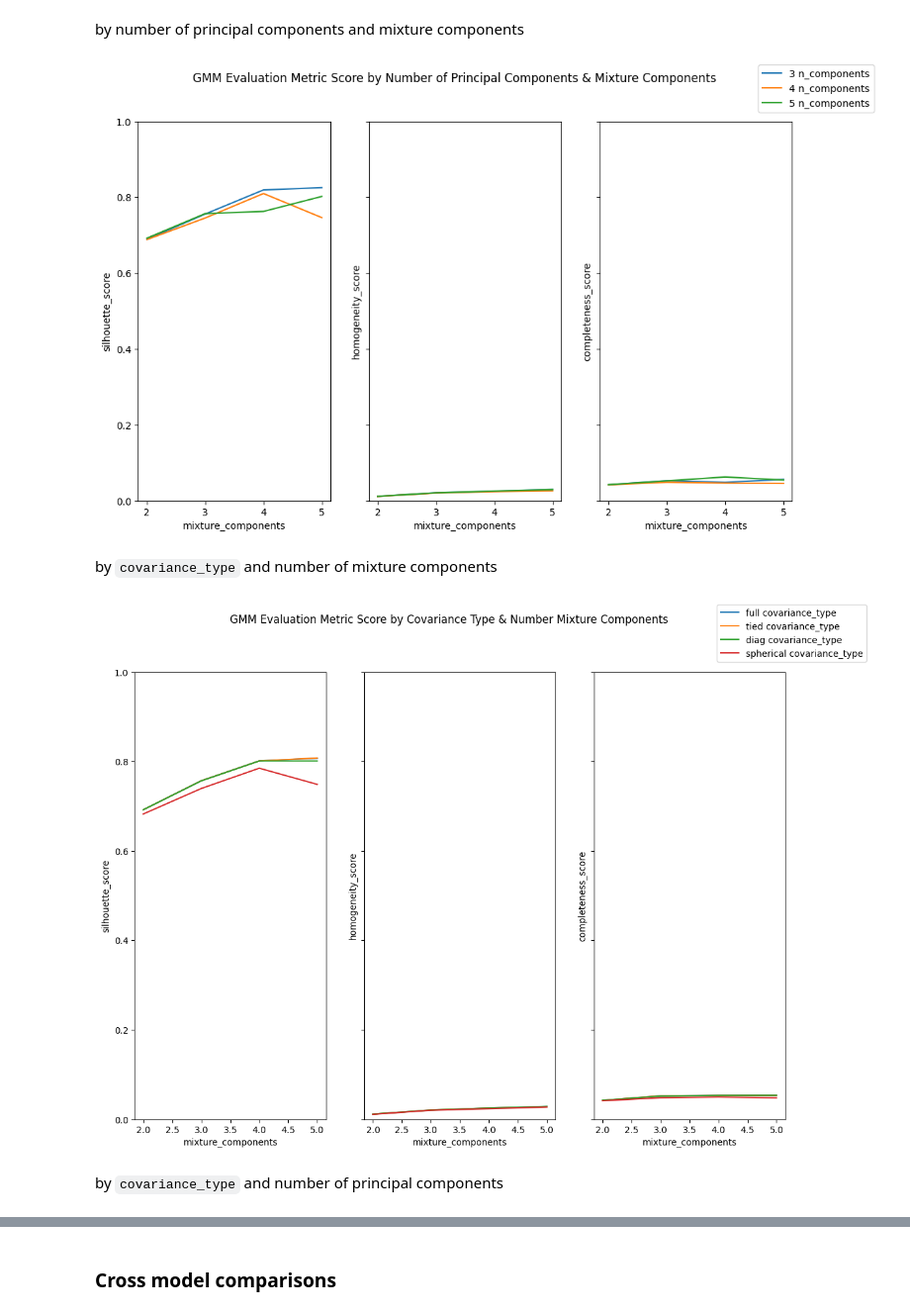
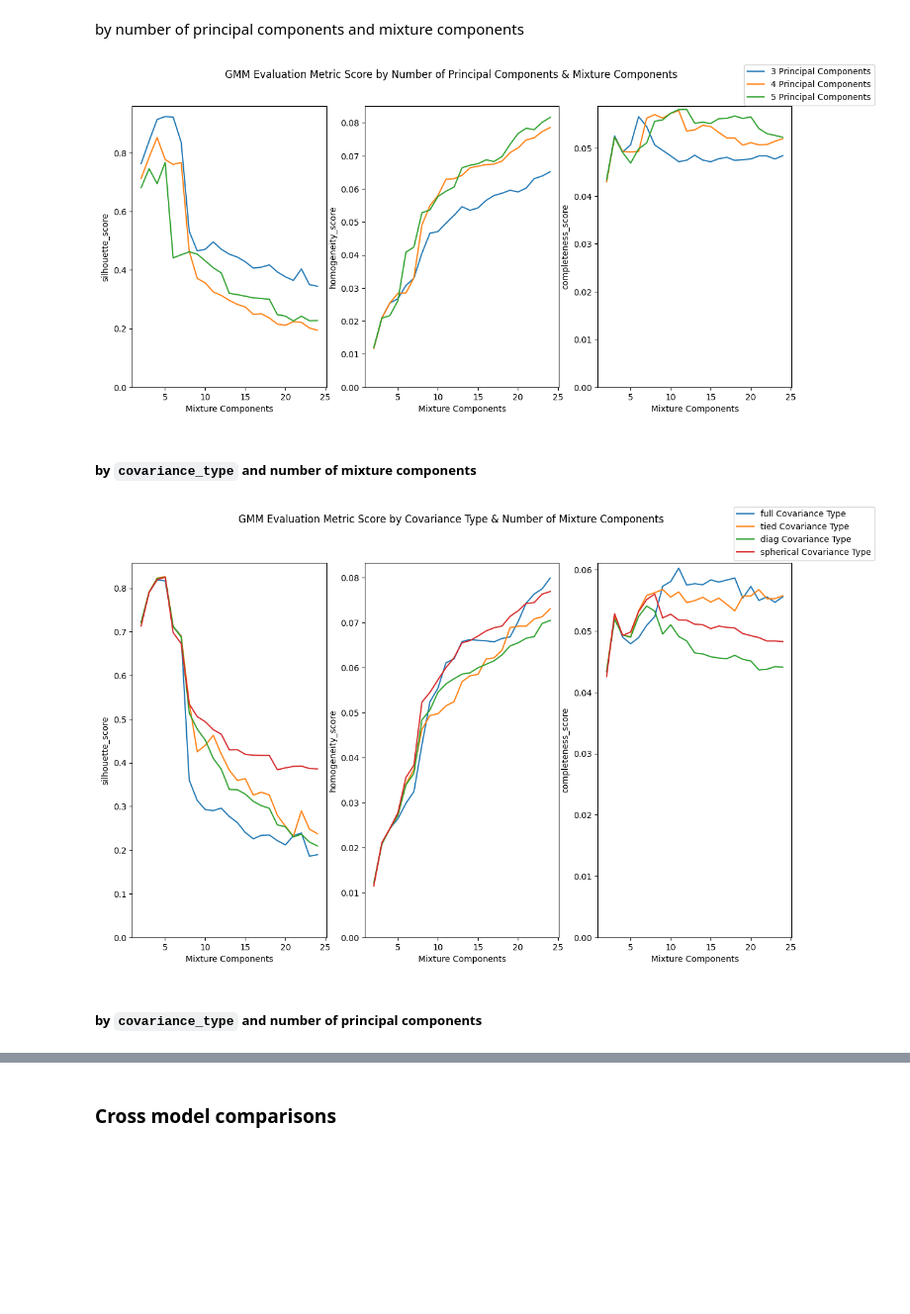
Before and after one commit to MattGroho/tab-hero, a Jupyter notebook: notebooks/unsupervised_pipeline_investigation.ipynb, the cells around one changed output, grey strips where cells are left out. Shown at 99% size. Cells and saved outputs as stored; diff of their text form; code cells hidden in the pictures; blank space fills up the shorter version.

```diff
--- a/notebooks/unsupervised_pipeline_investigation.ipynb
+++ b/notebooks/unsupervised_pipeline_investigation.ipynb
@@ -888,10 +894,13 @@ plot_metrics_by_2params(
 # %% [markdown]
 ### Clustering with `GaussianMixture`
 # %%
-n_mixture_components = range(1,6)
+n_mixture_components = range(2, 25)
 covariance_types = ['full', 'tied', 'diag', 'spherical']
 
-model_metrics = [[]] * len(pca_datasets) * len(n_mixture_components) * len(covariance_types)
+# Because some models might produce 1 label, leading to errors, metrics data will simply be appende
+model_metrics = []
+model_ids = []
+model_labels = []
 row_index = 0
 
 gmm_models_skipped = []
@@ -907,7 +916,7 @@ for n_components, pca_dataset in zip(poss_principal_components, pca_datasets):
 
             # Store the cluster labeling by each model
             model_name = "gmm"
-            model_id = f"{model_name}_covariancetype={covariance_type}_mixturecomponents={mixture_components}_ncomponents={n_components}"
+            model_ids.append(f"{model_name}_covariancetype={covariance_type}_mixturecomponents={mixture_components}_ncomponents={n_components}")
             labels = gmm.predict(pca_dataset)
 
             # Some models only assign data to 1 cluster, which throws an error for the silhouette_score
@@ -915,10 +924,10 @@ for n_components, pca_dataset in zip(poss_principal_components, pca_datasets):
                 gmm_models_skipped.append(model_id)
                 continue
 
-            song_genre.loc[:, model_id] = labels
+            model_labels.append(labels)
 
             # Evaluation
-            model_metrics[row_index] = [
+            model_metrics.append([
                 model_name,
                 covariance_type, # hyperparameter
                 mixture_components, # hyperparameter
@@ -926,11 +935,9 @@ for n_components, pca_dataset in zip(poss_principal_components, pca_datasets):
                 silhouette_score(pca_dataset, labels),
                 homogeneity_score(song_genre.genre_id, labels),
                 completeness_score(song_genre.genre_id, labels)
-            ]
+            ])
             row_index += 1
 
 print(f"{len(gmm_models_skipped)} out of {len(model_metrics)} models were skipped:")
 print(gmm_models_skipped)
-
-model_metrics = [full_row for full_row in model_metrics if len(full_row) > 0]
 # %% [output]
@@ -1083,31 +1095,33 @@ plot_subplots(
 # %% [markdown]
 by number of principal components and mixture components
 # %%
-plot_subplots_2hparams(
-    grouped_df=gmm_eval_df,
-    hparam1='mixture_components',
-    hparam2='n_components',
-    metrics=metrics,
-    title=f"{model_name.upper()} Evaluation Metric Score by Number of Principal Components & Mixture Components",
-    xlabel="mixture_components",
-    figsize=(12, 7)
+plot_metrics_by_2params(
+    gmm_eval_df,
+    param1='mixture_components',
+    param2='n_components',
+    param2_lab='Principal Components',
+    fig_title=f"{model_name.upper()} Evaluation Metric Score by Number of Principal Components & Mixture Components",
+    x_label="Mixture Components",
+    figsize=(14,6),
+    tight_layout=False
 )
 # %% [output]
-[figure, old version]
+[figure, new version]
 # %% [markdown]
-by `covariance_type` and number of mixture components
+##### by `covariance_type` and number of mixture components
 # %%
-plot_subplots_2hparams(
-    grouped_df=gmm_eval_df,
-    hparam1='mixture_components',
-    hparam2='covariance_type',
-    metrics=metrics,
-    title=f"{model_name.upper()} Evaluation Metric Score by Covariance Type & Number Mixture Components",
-    xlabel="mixture_components",
-    figsize=(13, 9)
+plot_metrics_by_2params(
+    gmm_eval_df,
+    param1='mixture_components',
+    param2='covariance_type',
+    param2_lab='Covariance Type',
+    fig_title=f"{model_name.upper()} Evaluation Metric Score by Covariance Type & Number of Mixture Components",
+    x_label="Mixture Components",
+    figsize=(14,8),
+    tight_layout=False
 )
 # %% [output]
-[figure, old version]
+[figure, new version]
 # %% [markdown]
-by `covariance_type` and number of principal components
+##### by `covariance_type` and number of principal components
 # %%
```
Also changed, not shown: parts of 37 cells of this notebook.
